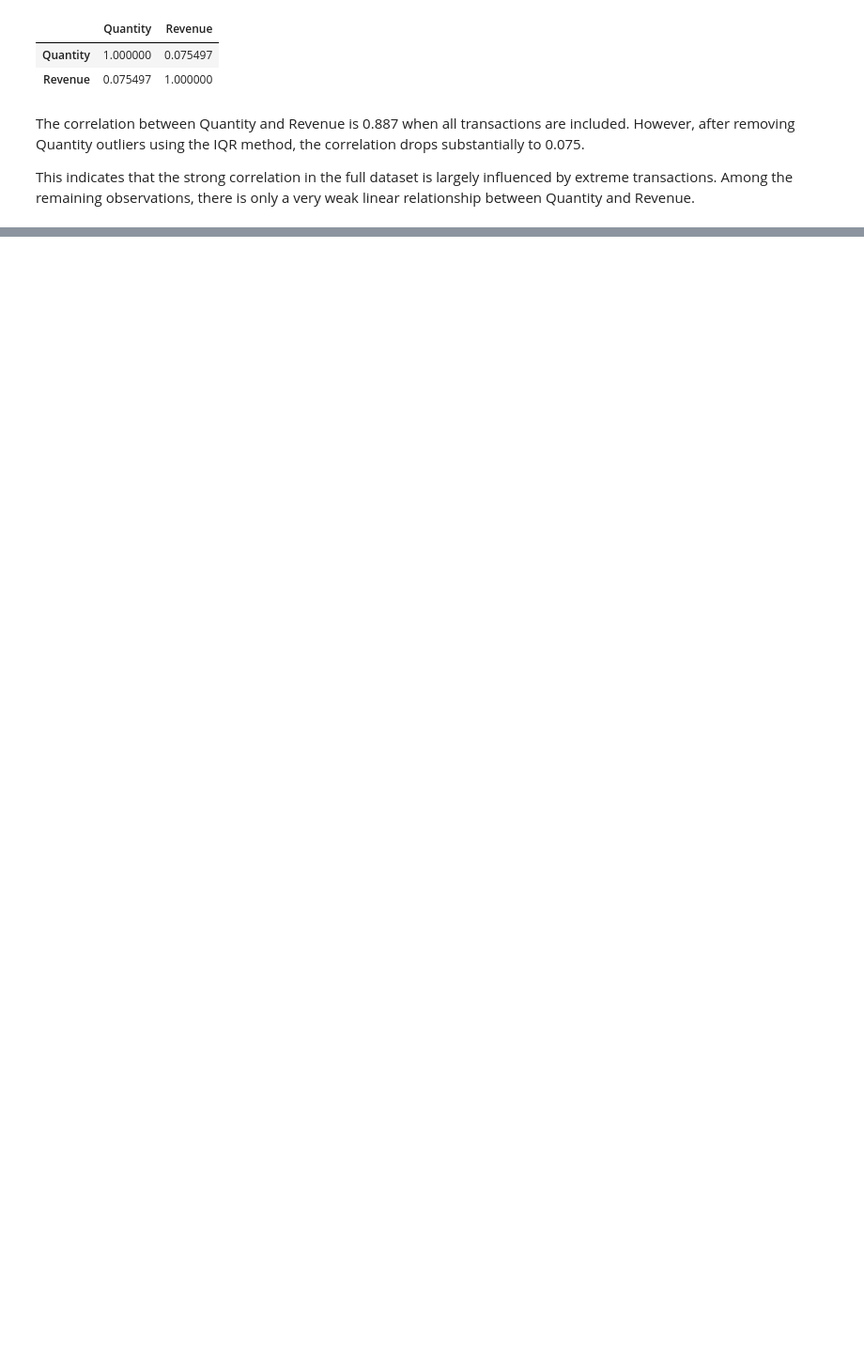
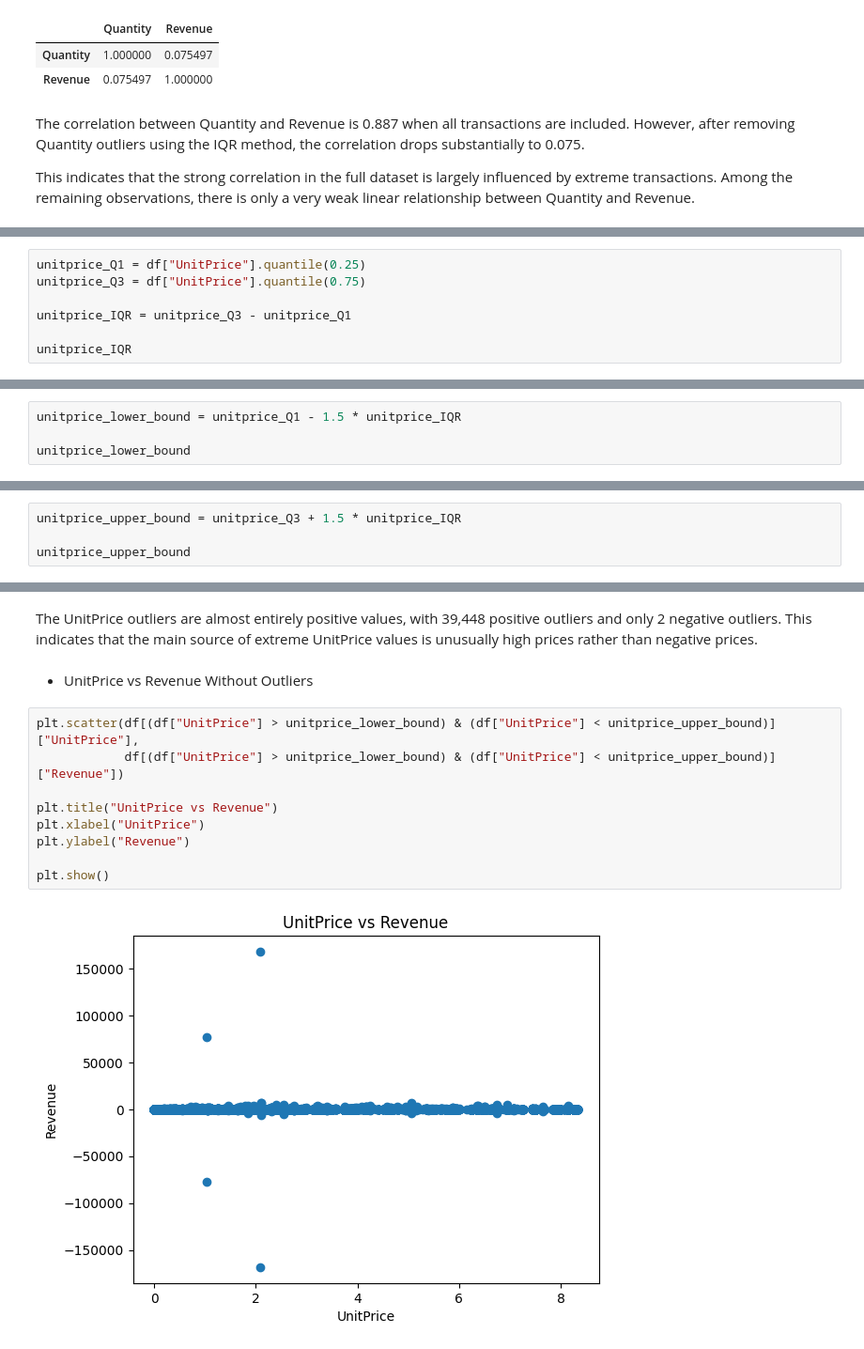
Before and after one commit to aylinshojazade/online-retail-analysis, a Jupyter notebook: analysis.ipynb, the cells around one changed output, grey strips where cells are left out. Shown at 94% size. Cells and saved outputs as stored; diff of their text form; blank space fills up the shorter version.

```diff
--- a/analysis.ipynb
+++ b/analysis.ipynb
@@ -1024,0 +1058,7 @@ This indicates that the strong correlation in the full dataset is largely influe
+# %%
+unitprice_Q1 = df["UnitPrice"].quantile(0.25)
+unitprice_Q3 = df["UnitPrice"].quantile(0.75)
+
+unitprice_IQR = unitprice_Q3 - unitprice_Q1
+
+unitprice_IQR
@@ -1024,0 +1067,4 @@ This indicates that the strong correlation in the full dataset is largely influe
+# %%
+unitprice_lower_bound = unitprice_Q1 - 1.5 * unitprice_IQR
+
+unitprice_lower_bound
@@ -1024,0 +1073,4 @@ This indicates that the strong correlation in the full dataset is largely influe
+# %%
+unitprice_upper_bound = unitprice_Q3 + 1.5 * unitprice_IQR
+
+unitprice_upper_bound
@@ -1024,0 +1103,15 @@ This indicates that the strong correlation in the full dataset is largely influe
+# %% [markdown]
+The UnitPrice outliers are almost entirely positive values, with 39,448 positive outliers and only 2 negative outliers. This indicates that the main source of extreme UnitPrice values is unusually high prices rather than negative prices.
+# %% [markdown]
+- UnitPrice vs Revenue Without Outliers
+# %%
+plt.scatter(df[(df["UnitPrice"] > unitprice_lower_bound) & (df["UnitPrice"] < unitprice_upper_bound)]["UnitPrice"],
+            df[(df["UnitPrice"] > unitprice_lower_bound) & (df["UnitPrice"] < unitprice_upper_bound)]["Revenue"])
+
+plt.title("UnitPrice vs Revenue")
+plt.xlabel("UnitPrice")
+plt.ylabel("Revenue")
+
+plt.show()
+# %% [output]
+[figure, added]
```
Also changed, not shown: parts of 30 cells of this notebook.
